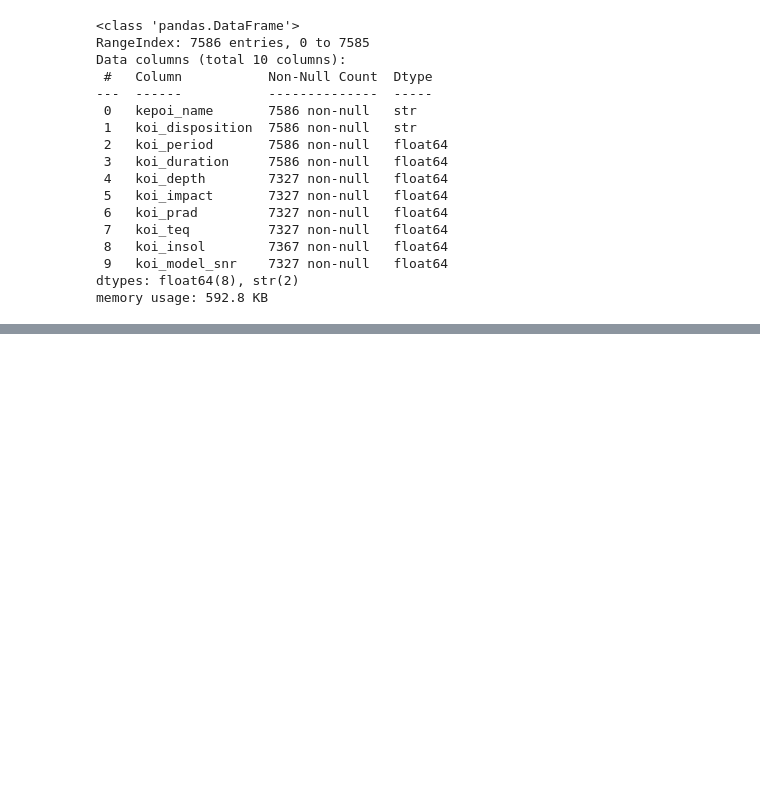
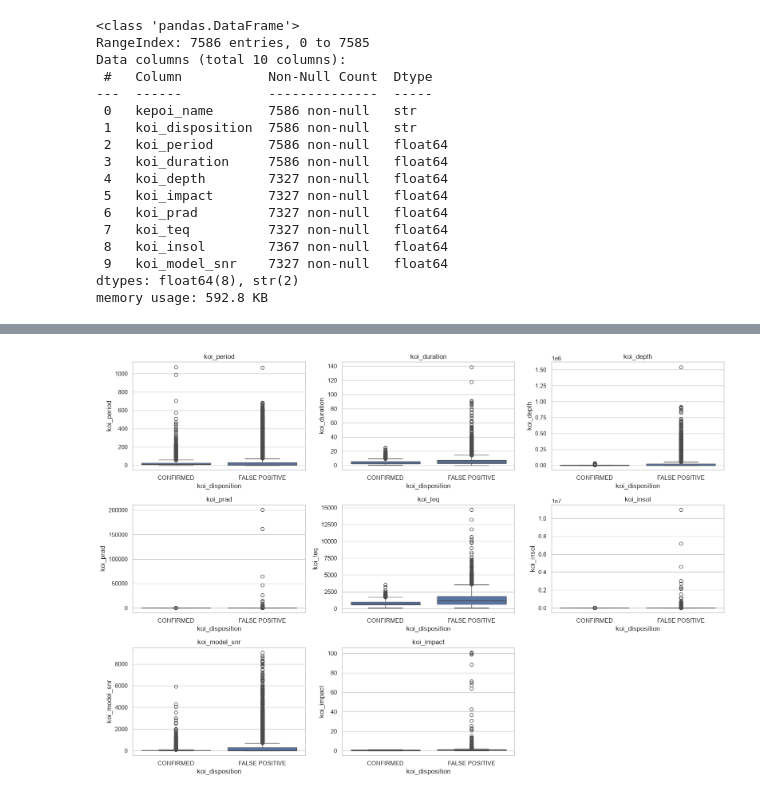
Before and after one commit to Kndrxik/exoplanet-classification, a Jupyter notebook: notebooks/02_EDA.ipynb, the cells around one changed output, grey strips where cells are left out. Cells and saved outputs as stored; diff of their text form; code cells hidden in the pictures; blank space fills up the shorter version.

```diff
--- a/notebooks/02_EDA.ipynb
+++ b/notebooks/02_EDA.ipynb
@@ -56,0 +168,14 @@ df.describe().T
+# %%
+fig, axes = plt.subplots(4, 3, figsize=(16, 14))
+target = "koi_disposition"
+axes = axes.flatten()
+for i, col in enumerate(key_features):
+    if col in df_clean.columns:
+        sns.boxplot(data=df_clean, x=target, y=col, ax=axes[i])
+        axes[i].set_title(col)
+for j in range(len(key_features), len(axes)):
+    fig.delaxes(axes[j])
+plt.tight_layout()
+plt.show()
+# %% [output]
+[figure, added]
```
Also changed, not shown: parts of 12 cells of this notebook, 2 other files.
